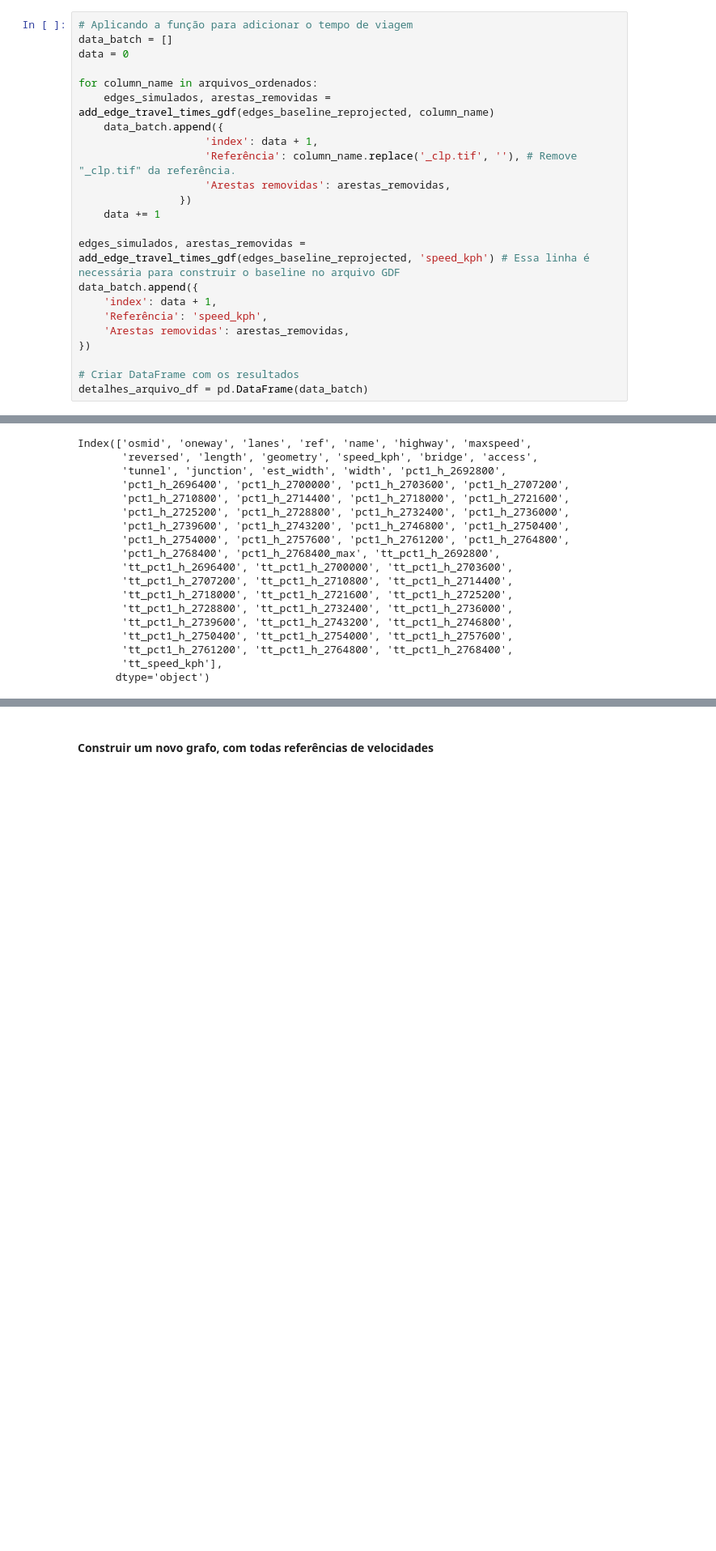
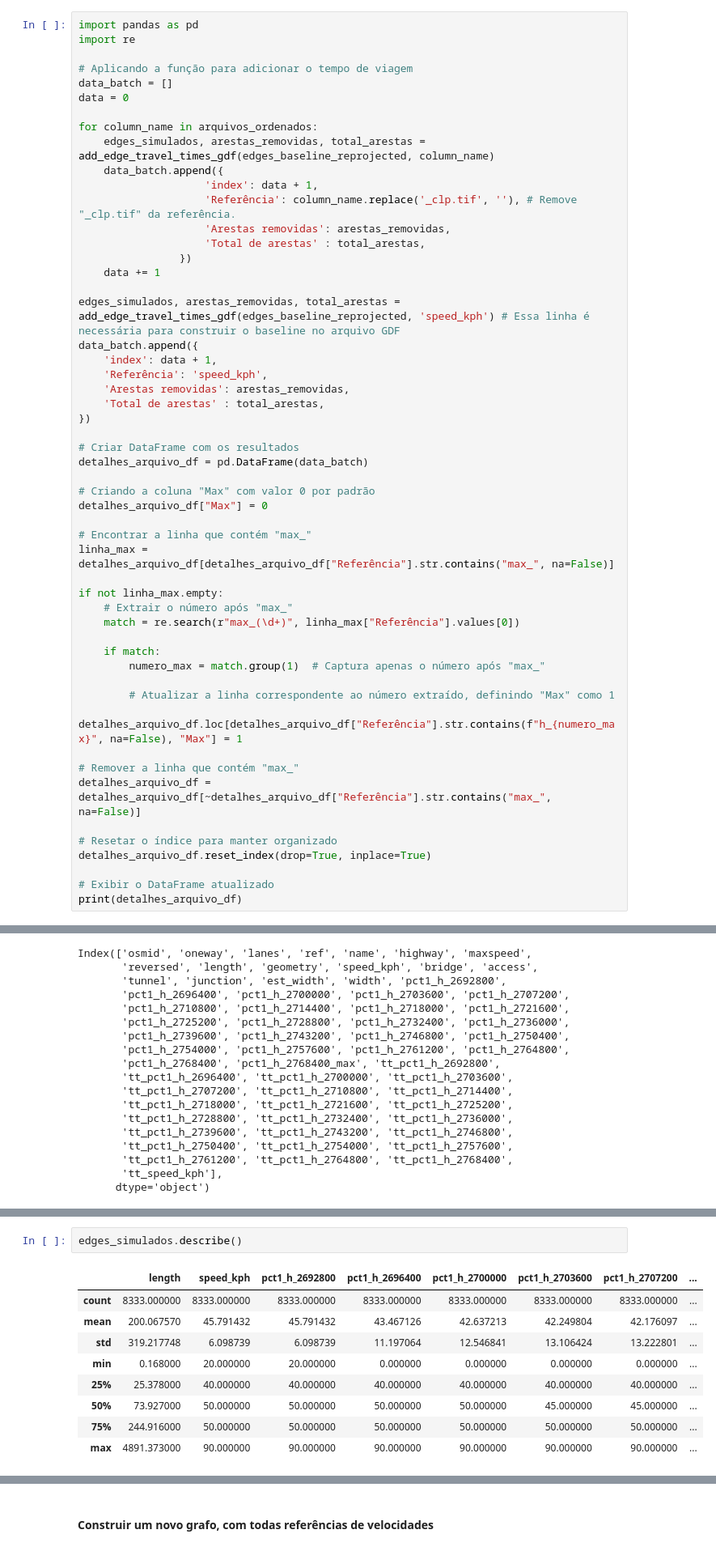
Before and after one commit to marcelof314/SP_urban_flooding, a Jupyter notebook: 02 OD Matrix and travel time.ipynb, the cells around one changed output, grey strips where cells are left out. Shown at 81% size. Drawn from its saved outputs; the diff is of its cells as text; blank space fills up the shorter version.

Commit message:
Acertando a lógica para o cálculo do caminho mínimo

```diff
--- a/02 OD Matrix and travel time.ipynb
+++ b/02 OD Matrix and travel time.ipynb
@@ -1063,24 +995,54 @@ def add_edge_travel_times_gdf(gdf, referencia):
 # %%
+import pandas as pd
+import re
+
 # Aplicando a função para adicionar o tempo de viagem
 data_batch = []
 data = 0
 
 for column_name in arquivos_ordenados:
-    edges_simulados, arestas_removidas = add_edge_travel_times_gdf(edges_baseline_reprojected, column_name)
+    edges_simulados, arestas_removidas, total_arestas = add_edge_travel_times_gdf(edges_baseline_reprojected, column_name)
     data_batch.append({
                     'index': data + 1,
                     'Referência': column_name.replace('_clp.tif', ''), # Remove "_clp.tif" da referência.
                     'Arestas removidas': arestas_removidas,
+                    'Total de arestas' : total_arestas,
                 })
     data += 1
 
-edges_simulados, arestas_removidas = add_edge_travel_times_gdf(edges_baseline_reprojected, 'speed_kph') # Essa linha é necessária para construir o baseline no arquivo GDF
+edges_simulados, arestas_removidas, total_arestas = add_edge_travel_times_gdf(edges_baseline_reprojected, 'speed_kph') # Essa linha é necessária para construir o baseline no arquivo GDF
 data_batch.append({
     'index': data + 1,
     'Referência': 'speed_kph',
     'Arestas removidas': arestas_removidas,
+    'Total de arestas' : total_arestas,
 })
 
 # Criar DataFrame com os resultados
 detalhes_arquivo_df = pd.DataFrame(data_batch)
+
+# Criando a coluna "Max" com valor 0 por padrão
+detalhes_arquivo_df["Max"] = 0
+
+# Encontrar a linha que contém "max_"
+linha_max = detalhes_arquivo_df[detalhes_arquivo_df["Referência"].str.contains("max_", na=False)]
+
+if not linha_max.empty:
+    # Extrair o número após "max_"
+    match = re.search(r"max_(\d+)", linha_max["Referência"].values[0])
+
+    if match:
+        numero_max = match.group(1)  # Captura apenas o número após "max_"
+
+        # Atualizar a linha correspondente ao número extraído, definindo "Max" como 1
+        detalhes_arquivo_df.loc[detalhes_arquivo_df["Referência"].str.contains(f"h_{numero_max}", na=False), "Max"] = 1
+
+# Remover a linha que contém "max_"
+detalhes_arquivo_df = detalhes_arquivo_df[~detalhes_arquivo_df["Referência"].str.contains("max_", na=False)]
+
+# Resetar o índice para manter organizado
+detalhes_arquivo_df.reset_index(drop=True, inplace=True)
+
+# Exibir o DataFrame atualizado
+print(detalhes_arquivo_df)
 # %% [output]
@@ -1176,0 +1153,12 @@ Index(['osmid', 'oneway', 'lanes', 'ref', 'name', 'highway', 'maxspeed',
+# %%
+edges_simulados.describe()
+# %% [output]
+|  | length | speed_kph | pct1_h_2692800 | pct1_h_2696400 | pct1_h_2700000 | pct1_h_2703600 | pct1_h_2707200 | ... |
+| count | 8333.000000 | 8333.000000 | 8333.000000 | 8333.000000 | 8333.000000 | 8333.000000 | 8333.000000 | ... |
+| mean | 200.067570 | 45.791432 | 45.791432 | 43.467126 | 42.637213 | 42.249804 | 42.176097 | ... |
+| std | 319.217748 | 6.098739 | 6.098739 | 11.197064 | 12.546841 | 13.106424 | 13.222801 | ... |
+| min | 0.168000 | 20.000000 | 20.000000 | 0.000000 | 0.000000 | 0.000000 | 0.000000 | ... |
+| 25% | 25.378000 | 40.000000 | 40.000000 | 40.000000 | 40.000000 | 40.000000 | 40.000000 | ... |
+| 50% | 73.927000 | 50.000000 | 50.000000 | 50.000000 | 50.000000 | 45.000000 | 45.000000 | ... |
+| 75% | 244.916000 | 50.000000 | 50.000000 | 50.000000 | 50.000000 | 50.000000 | 50.000000 | ... |
+| max | 4891.373000 | 90.000000 | 90.000000 | 90.000000 | 90.000000 | 90.000000 | 90.000000 | ... |
```
Also changed, not shown: parts of 22 cells of this notebook, 6 other files.
